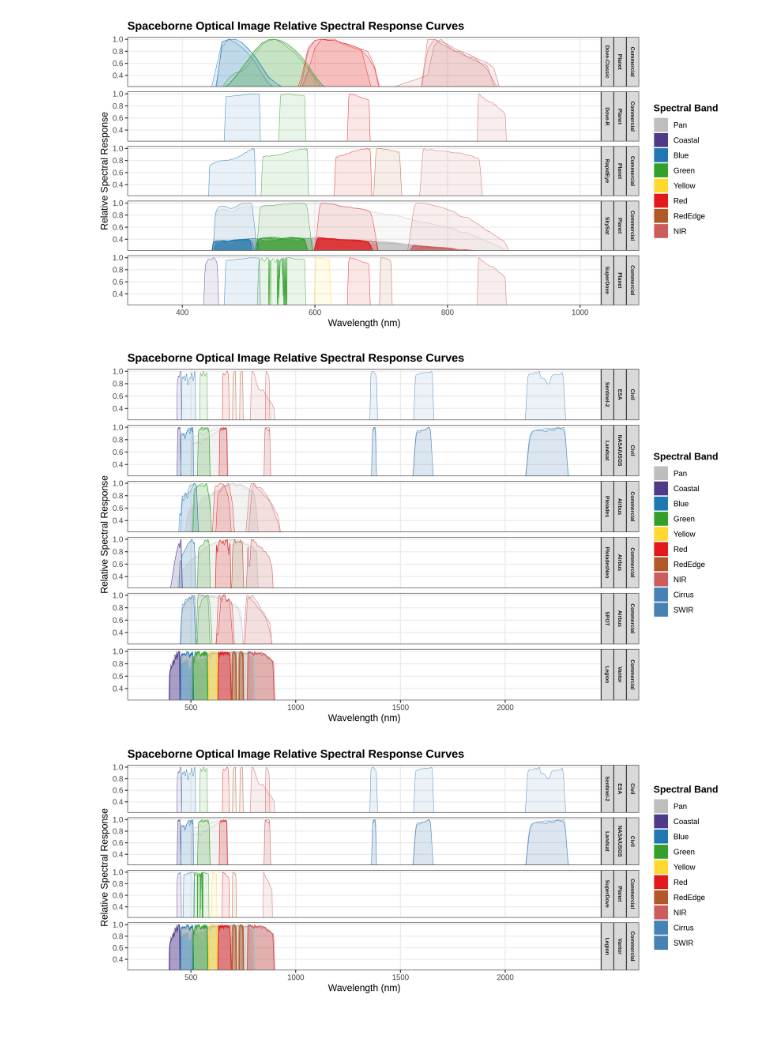
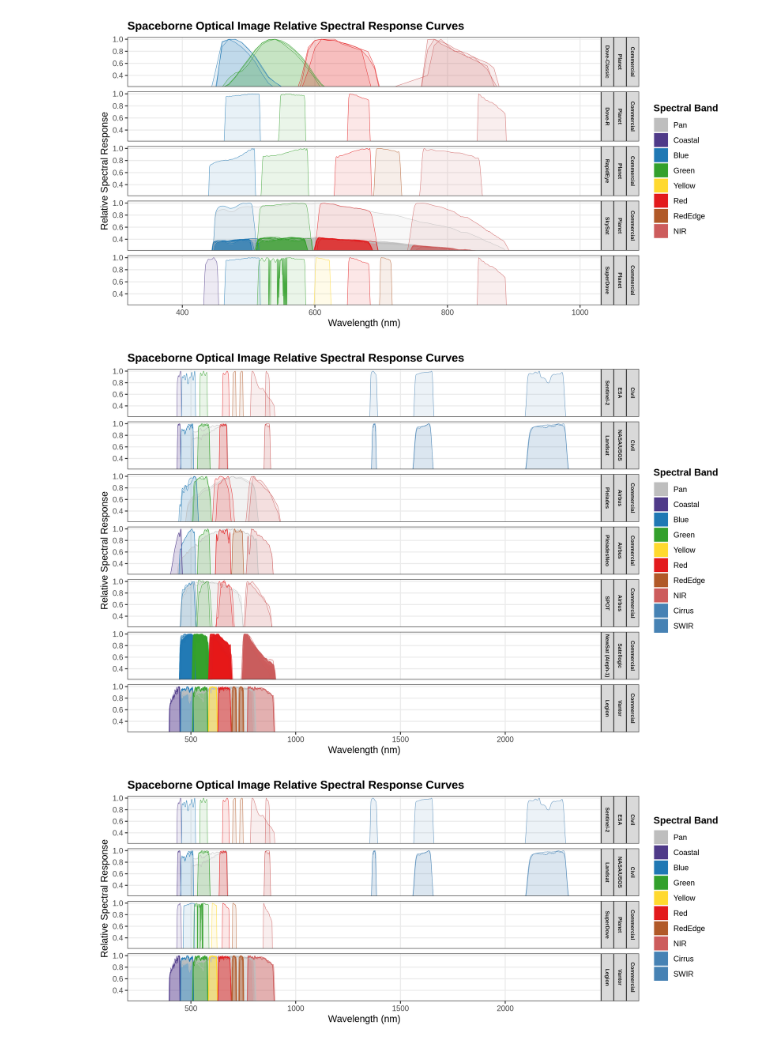
Before and after one commit to pahbs/csda_summaries, a Jupyter notebook: notebooks/build_rsr_db.ipynb, the cells around one changed output. Drawn from its saved outputs; the diff is of its cells as text; code cells hidden in the pictures.

```diff
--- a/notebooks/build_rsr_db.ipynb
+++ b/notebooks/build_rsr_db.ipynb
@@ -93,7 +93,7 @@ df_rsr <- rsr_files %>%
     ),
     constellation = case_when(
       str_detect(sensor, "^LG0")    ~ "Legion",
-      str_detect(sensor, "^newsat") ~ "Aleph-1",
+      str_detect(sensor, "^newsat") ~ "NewSat (Aleph-1)",#"Aleph-1",
       str_detect(sensor, "^PHR1")   ~ "Pleiades",
       str_detect(sensor, "^PNEO")   ~ "PleiadesNeo",
       str_detect(sensor, "^SPOT")   ~ "SPOT",
@@ -414,11 +398,11 @@ PLOT_RSR_CURVES(df_rsr_combined %>% filter(affiliation == 'Planet'))
 # %% [output]
 [figure]
 # %%
-options(repr.plot.width = 10, repr.plot.height = 6, repr.plot.res = 300)
+options(repr.plot.width = 10, repr.plot.height = 6.5, repr.plot.res = 300)
 
-PLOT_RSR_CURVES(df_rsr_combined %>% filter(constellation %in% c("Pleiades","PleiadesNeo","SPOT", "Legion", "Sentinel-2", "Landsat")) %>% filter(!(band %in% c('TIR1','TIR2'))))
+PLOT_RSR_CURVES(df_rsr_combined %>% filter(constellation %in% c("NewSat (Aleph-1)","Pleiades","PleiadesNeo","SPOT", "Legion", "Sentinel-2", "Landsat")) %>% filter(!(band %in% c('TIR1','TIR2'))))
 # %% [output]
-[figure, old version]
+[figure, new version]
 # %%
 options(repr.plot.width = 10, repr.plot.height = 4, repr.plot.res = 300)
 
```
Also changed, not shown: parts of 2 cells of this notebook, 4 other files.
